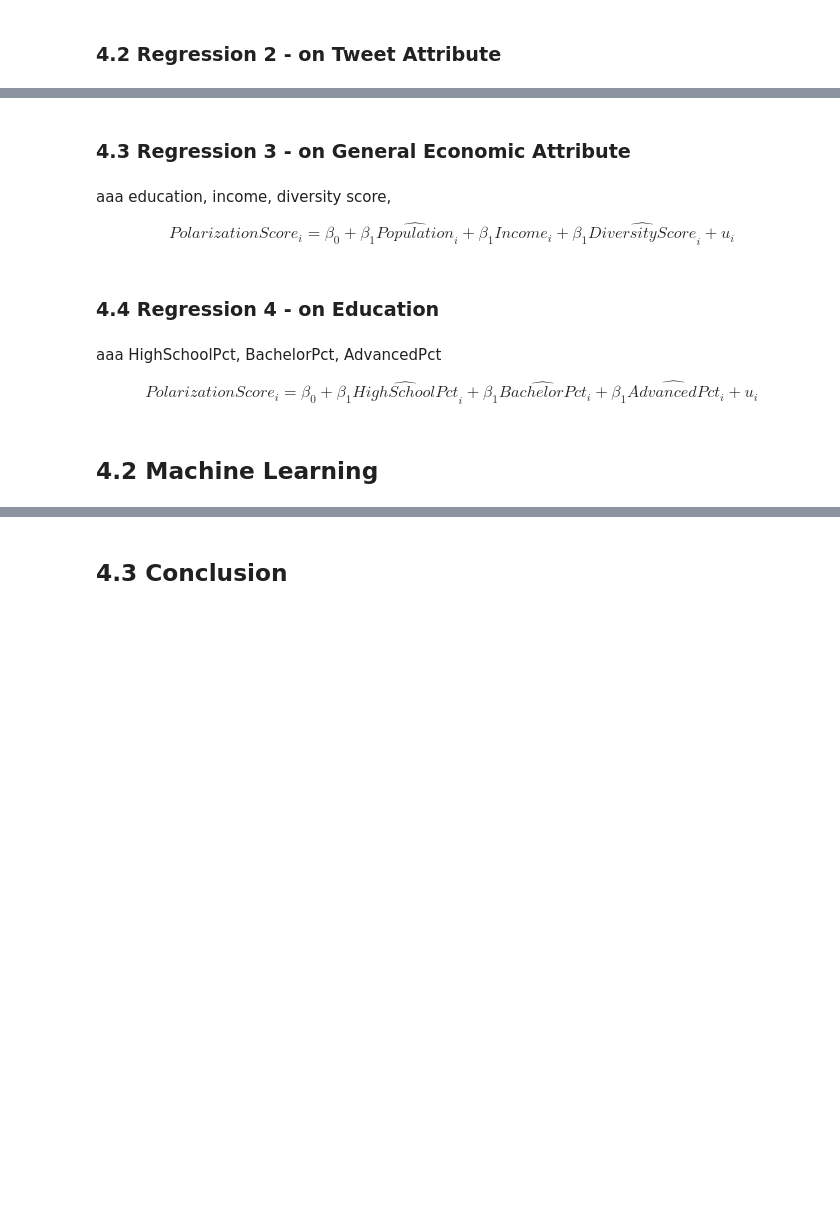
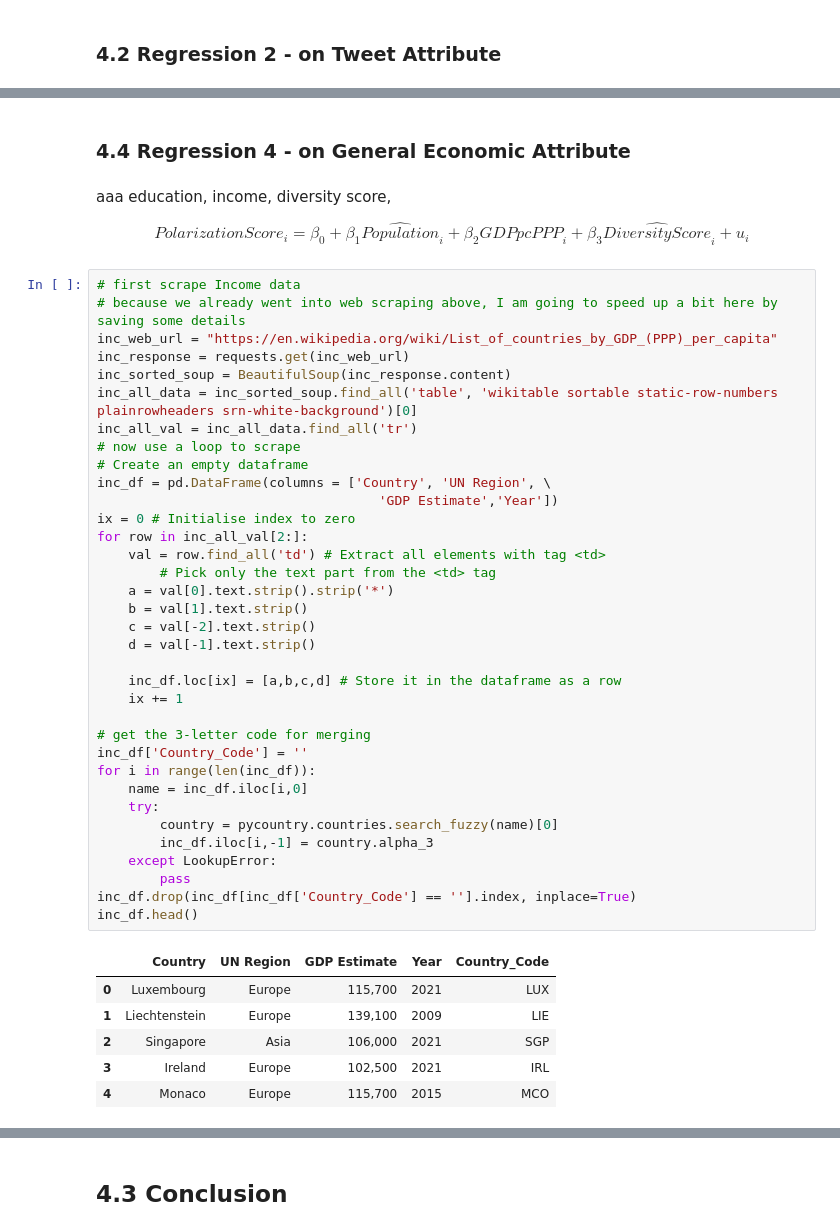
Before and after one commit to gavinhaozzh/Twitter-sentiment-analysis, a Jupyter notebook: Final Project.ipynb, the cells around one changed output, grey strips where cells are left out. Drawn from its saved outputs; the diff is of its cells as text; blank space fills up the shorter version.

```diff
--- a/Final Project.ipynb
+++ b/Final Project.ipynb
@@ -1553,18 +1602,50 @@ Notes:
 # %% [markdown]
-### 4.3 Regression 3 - on General Economic Attribute
+### 4.4 Regression 4 - on General Economic Attribute
-# %% [markdown]
-aaa  education, income, diversity score,
-
-$$
-{PolarizationScore}_i = \beta_0 + \beta_1 \widehat{Population}_i + \beta_1 \widehat{Income}_i + \beta_1 \widehat{DiversityScore}_i + u_i
-$$
-# %% [markdown]
-### 4.4 Regression 4 - on Education
-# %% [markdown]
-aaa  HighSchoolPct, BachelorPct, AdvancedPct
-
-$$
-{PolarizationScore}_i = \beta_0 + \beta_1 \widehat{HighSchoolPct}_i + \beta_1 \widehat{BachelorPct}_i + \beta_1 \widehat{AdvancedPct}_i + u_i
-$$
-# %% [markdown]
-## 4.2 Machine Learning
+# %% [markdown]
+aaa  education, income, diversity score,
+
+$$
+{PolarizationScore}_i = \beta_0 + \beta_1 \widehat{Population}_i + \beta_2 \widehat{GDPpcPPP}_i + \beta_3 \widehat{DiversityScore}_i + u_i
+$$
+# %%
+# first scrape Income data
+# because we already went into web scraping above, I am going to speed up a bit here by saving some details
+inc_web_url = "https://en.wikipedia.org/wiki/List_of_countries_by_GDP_(PPP)_per_capita"
+inc_response = requests.get(inc_web_url)
+inc_sorted_soup = BeautifulSoup(inc_response.content)
+inc_all_data = inc_sorted_soup.find_all('table', 'wikitable sortable static-row-numbers plainrowheaders srn-white-background')[0]
+inc_all_val = inc_all_data.find_all('tr')
+# now use a loop to scrape
+# Create an empty dataframe
+inc_df = pd.DataFrame(columns = ['Country', 'UN Region', \
+                                    'GDP Estimate','Year'])
+ix = 0 # Initialise index to zero
+for row in inc_all_val[2:]:
+    val = row.find_all('td') # Extract all elements with tag <td>
+        # Pick only the text part from the <td> tag
+    a = val[0].text.strip().strip('*')
+    b = val[1].text.strip()
+    c = val[-2].text.strip()
+    d = val[-1].text.strip()
+
+    inc_df.loc[ix] = [a,b,c,d] # Store it in the dataframe as a row
+    ix += 1
+
+# get the 3-letter code for merging
+inc_df['Country_Code'] = ''
+for i in range(len(inc_df)):
+    name = inc_df.iloc[i,0]
+    try:
+        country = pycountry.countries.search_fuzzy(name)[0]
+        inc_df.iloc[i,-1] = country.alpha_3
+    except LookupError:
+        pass
+inc_df.drop(inc_df[inc_df['Country_Code'] == ''].index, inplace=True)
+inc_df.head()
+# %% [output]
+|  | Country | UN Region | GDP Estimate | Year | Country_Code |
+| 0 | Luxembourg | Europe | 115,700 | 2021 | LUX |
+| 1 | Liechtenstein | Europe | 139,100 | 2009 | LIE |
+| 2 | Singapore | Asia | 106,000 | 2021 | SGP |
+| 3 | Ireland | Europe | 102,500 | 2021 | IRL |
+| 4 | Monaco | Europe | 115,700 | 2015 | MCO |
```
Also changed, not shown: parts of 34 cells of this notebook.
